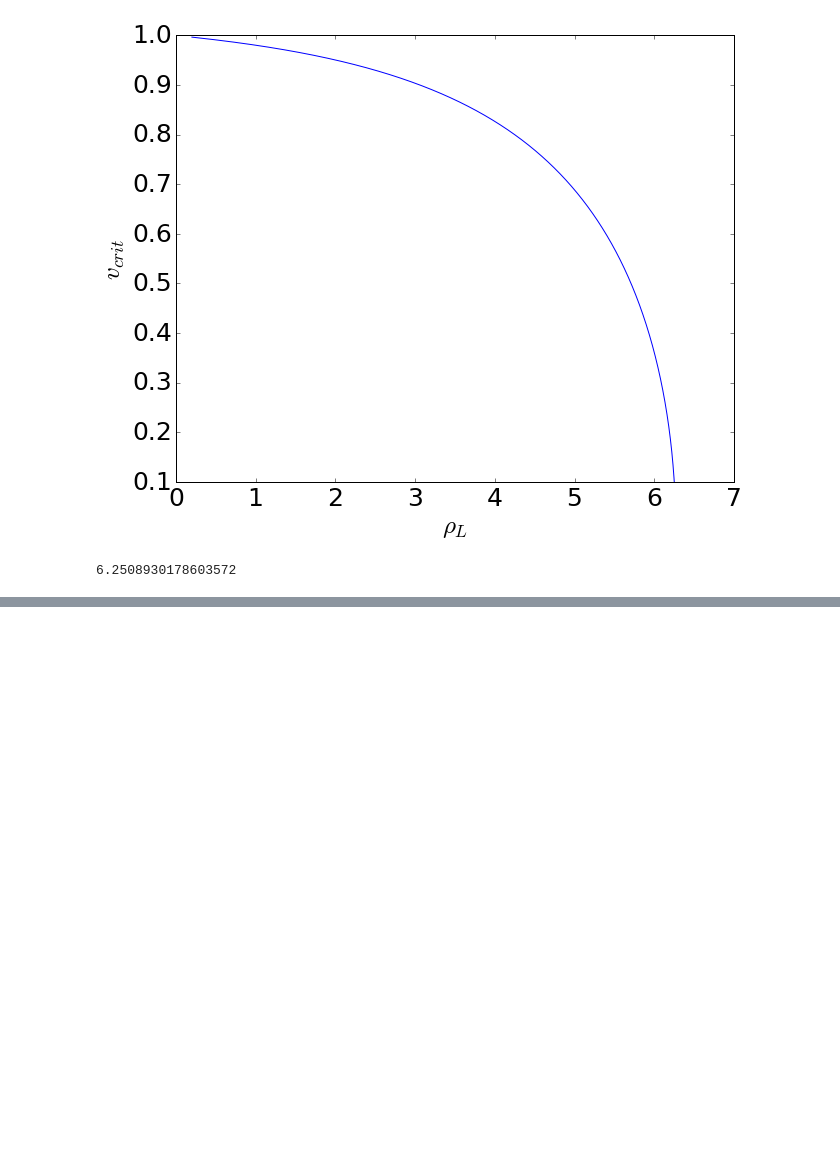
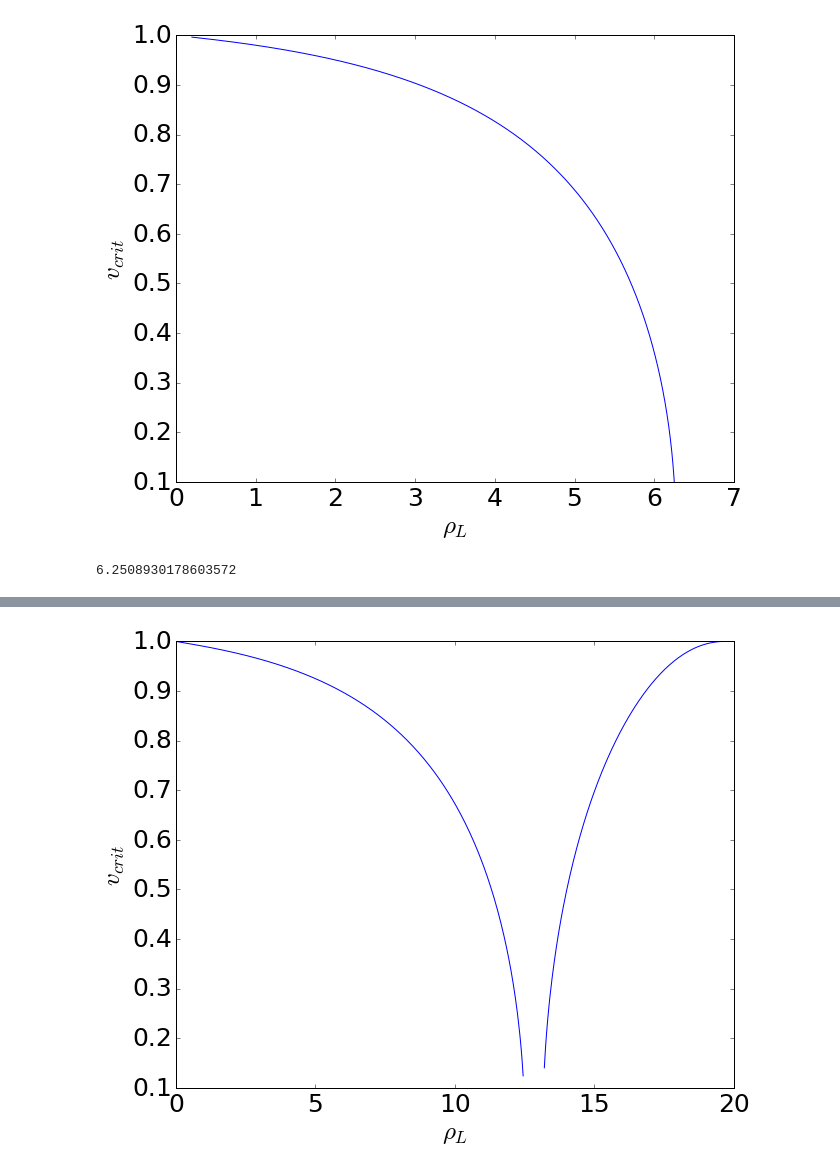
Before and after one commit to harpolea/r3d2, a Jupyter notebook: find_vt.ipynb, the cells around one changed output, grey strips where cells are left out. Drawn from its saved outputs; the diff is of its cells as text; code cells hidden in the pictures; blank space fills up the shorter version.

```diff
--- a/find_vt.ipynb
+++ b/find_vt.ipynb
@@ -104,0 +254,42 @@ rhoLs[len(vts)-1]
+# %%
+# eos_reactive = eos_defns.eos_gamma_law_react(5.0/3.0, 0.1, 1.0, 1.0, eos)
+#U_reactive = State(5.0, 0.0, vt, 2.1, eos_reactive)
+test_7_U_burnt = State(0.24316548798524526, 0.39922932397353039, 0.0,
+                    0.61686385086179807, eos)
+
+rhoLs = numpy.linspace(20.,0.05, num=500)
+
+min_vt = 0.1
+max_vt = 0.9999
+
+vts = []
+
+for rho in rhoLs:
+    #print(find_crit_vt_det(min_vt, q_left, U_burnt))
+    #print(find_crit_vt_det(max_vt, q_left, U_burnt))
+    try:
+        q_left = State(rho, 0.0, 0.0, 1.0, eos_reactive)
+        crit_vt = brentq(find_crit_vt, min_vt, max_vt, args=(q_left, U_burnt))
+        #crit_vt = numpy.nan
+    except (ValueError, FloatingPointError):
+        # at this point, the left density is high enough that we begin with a detonation so no transition
+        try:
+            crit_vt = brentq(find_crit_vt_detdefl, min_vt, max_vt, args=(q_left, U_burnt))
+        except Exception:
+            crit_vt = numpy.nan
+    vts.append(crit_vt)
+# %%
+plt.plot(rhoLs, vts)
+plt.xlabel(r'$\rho_L$')
+plt.ylabel(r'$v_{crit}$')
+#plt.ylim([0.1, None])
+
+to_save = False
+
+outfile = "../Writing/figures/vt_crit"
+if to_save:
+    plt.savefig(outfile)
+
+plt.show()
+# %% [output]
+[figure, added]
```
Also changed, not shown: parts of 6 cells of this notebook, 1 other file.
